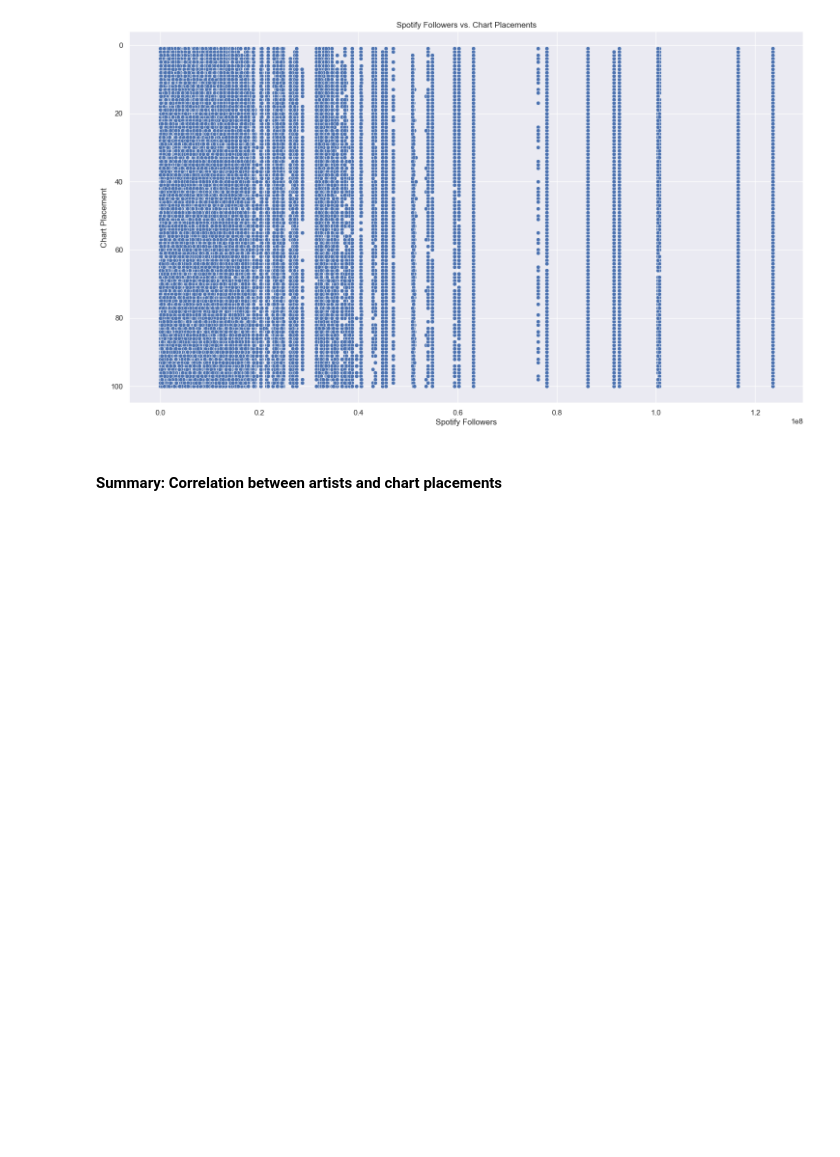
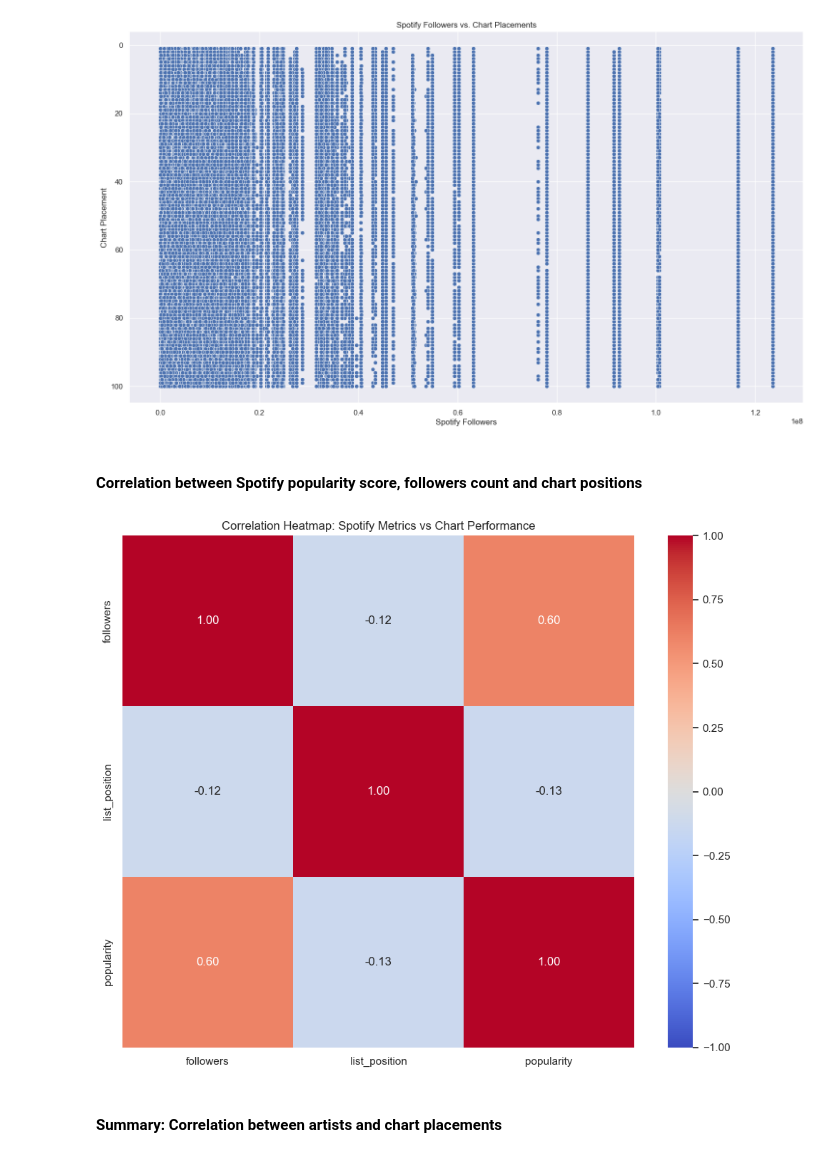
Before and after one commit to guillermocontp/recommendation-system, a Jupyter notebook: eda/analysis.ipynb, the cells around one changed output. Saved outputs shown, nothing was run; the diff lists cells and outputs as text; code cells hidden in the pictures; blank space fills up the shorter version.

```diff
--- a/eda/analysis.ipynb
+++ b/eda/analysis.ipynb
@@ -2162,6 +2167,27 @@ plt.show()
 # %% [output]
 Correlation between Spotify Followers and Chart Placements: -0.12307256957593168
 [figure]
+# %% [markdown]
+#### Correlation between Spotify popularity score, followers count and chart positions
+# %%
+# calculating correlation matrix for 'followers', 'list_position', 'popularity'
+correlation_matrix = chart_with_metadata[['followers', 'list_position', 'popularity']].corr()
+
+# creating a heatmap
+plt.figure(figsize=(10, 8))
+sns.heatmap(correlation_matrix,
+            annot=True,
+            cmap='coolwarm',
+            vmin=-1, vmax=1,  #
+            center=0,
+            square=True,
+            fmt='.2f')
+
+plt.title('Correlation Heatmap: Spotify Metrics vs Chart Performance')
+plt.tight_layout()
+plt.show()
+# %% [output]
+[figure, added]
 # %% [markdown]
 #### Summary: Correlation between artists and chart placements
 # %% [markdown]
```
Also changed, not shown: parts of 43 cells of this notebook, 1 other file.
